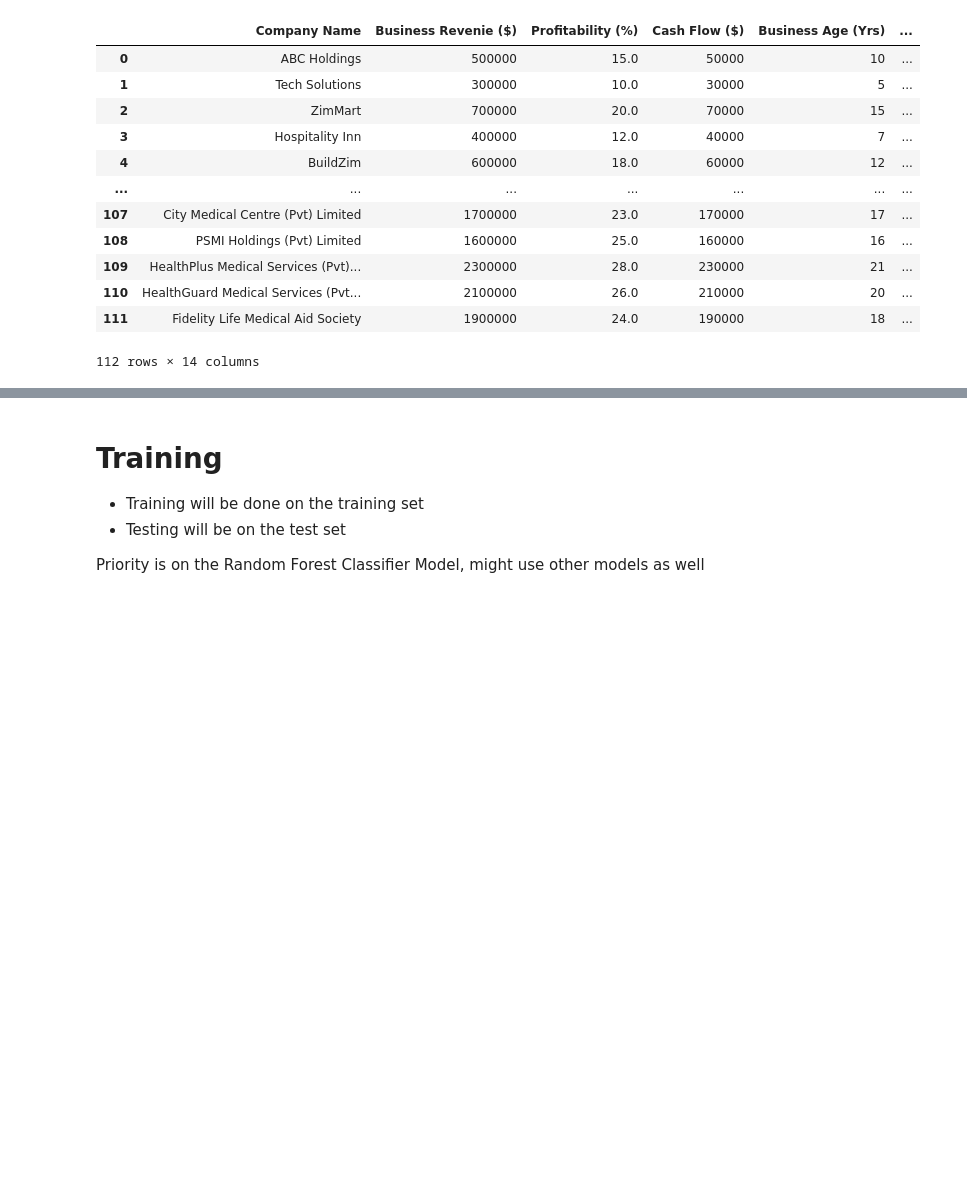
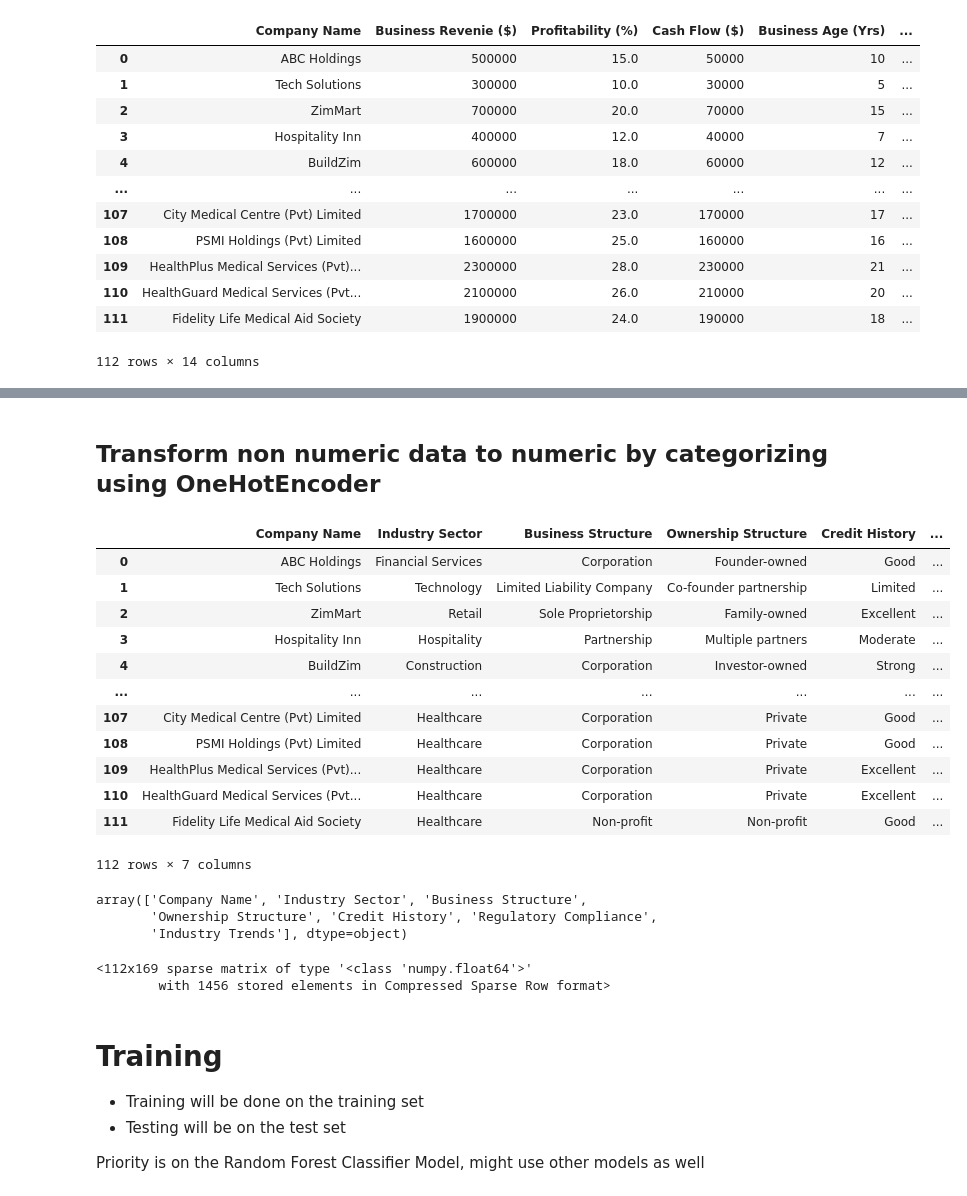
Before and after one commit to GoldenEye37/loan-approval-using-machine-learning-and-external-data-sources, a Jupyter notebook: loan_approval_using_machine_learning_and_external_data_sources.ipynb, the cells around one changed output, grey strips where cells are left out. Saved outputs shown, nothing was run; the diff lists cells and outputs as text; code cells hidden in the pictures; blank space fills up the shorter version.

Commit message:
feat:categrorize non numeric features

```diff
--- a/loan_approval_using_machine_learning_and_external_data_sources.ipynb
+++ b/loan_approval_using_machine_learning_and_external_data_sources.ipynb
@@ -1322,0 +1345,4 @@ experiment_df
+# %%
+# drop the 'Use of funds' column
+experiment_df.drop(columns=['Use of Funds'], inplace=True)
+experiment_df.head()
@@ -1323,17 +1379,46 @@ experiment_df
+# %% [markdown]
+## Transform non numeric data to numeric by categorizing using OneHotEncoder
+# %%
+non_numeric_columns = experiment_df.select_dtypes(exclude=['number'])
+non_numeric_columns
+# %% [output]
+|  | Company Name | Industry Sector | Business Structure | Ownership Structure | Credit History | ... |
+| 0 | ABC Holdings | Financial Services | Corporation | Founder-owned | Good | ... |
+| 1 | Tech Solutions | Technology | Limited Liability Company | Co-founder partnership | Limited | ... |
+| 2 | ZimMart | Retail | Sole Proprietorship | Family-owned | Excellent | ... |
+| 3 | Hospitality Inn | Hospitality | Partnership | Multiple partners | Moderate | ... |
+| 4 | BuildZim | Construction | Corporation | Investor-owned | Strong | ... |
+| ... | ... | ... | ... | ... | ... | ... |
+| 107 | City Medical Centre (Pvt) Limited | Healthcare | Corporation | Private | Good | ... |
+| 108 | PSMI Holdings (Pvt) Limited | Healthcare | Corporation | Private | Good | ... |
+| 109 | HealthPlus Medical Services (Pvt)... | Healthcare | Corporation | Private | Excellent | ... |
+| 110 | HealthGuard Medical Services (Pvt... | Healthcare | Corporation | Private | Excellent | ... |
+| 111 | Fidelity Life Medical Aid Society | Healthcare | Non-profit | Non-profit | Good | ... |
+112 rows × 7 columns
+# %%
+features = non_numeric_columns.columns.to_numpy()
+features
+# %% [output]
+array(['Company Name', 'Industry Sector', 'Business Structure',
+       'Ownership Structure', 'Credit History', 'Regulatory Compliance',
+       'Industry Trends'], dtype=object)
 # %%
-# transform data
+# transform experiminted dataframe
 from sklearn.preprocessing import OneHotEncoder
 from sklearn.compose import ColumnTransformer
 
-categorical_features = ["Surname", "Geography", "Gender"]
+categorical_features = features
 one_hot = OneHotEncoder()
 transformer = ColumnTransformer([("one_hot",
                                   one_hot,
                                   categorical_features)],
                                   remainder="passthrough")
 
-transformed_combined_data = transformer.fit_transform(combined_data)
-transformed_combined_data
+transformed_df = transformer.fit_transform(experiment_df)
+transformed_df
+# %% [output]
+<112x169 sparse matrix of type '<class 'numpy.float64'>'
+        with 1456 stored elements in Compressed Sparse Row format>
 # %%
 # split to train and test
 np.random.seed(42)
```
Also changed, not shown: parts of 5 cells of this notebook.
